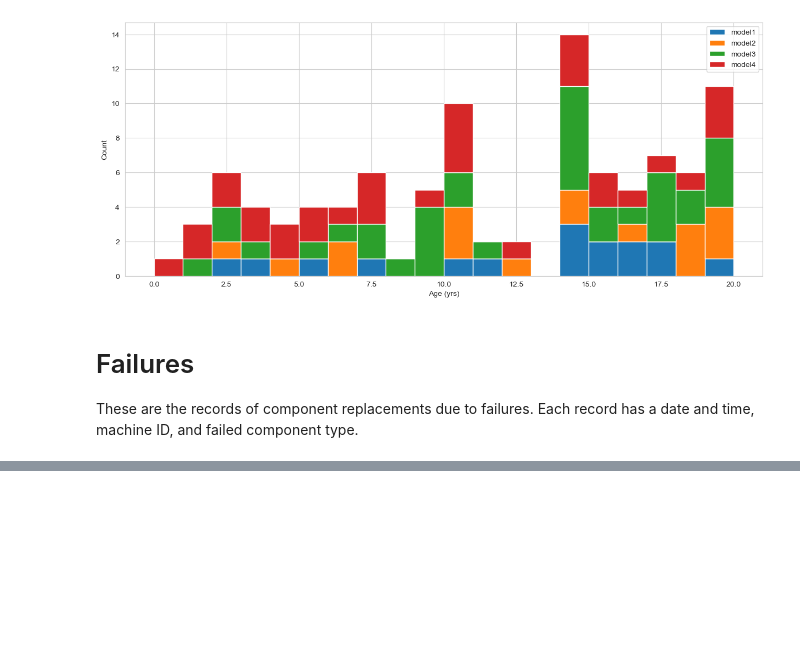
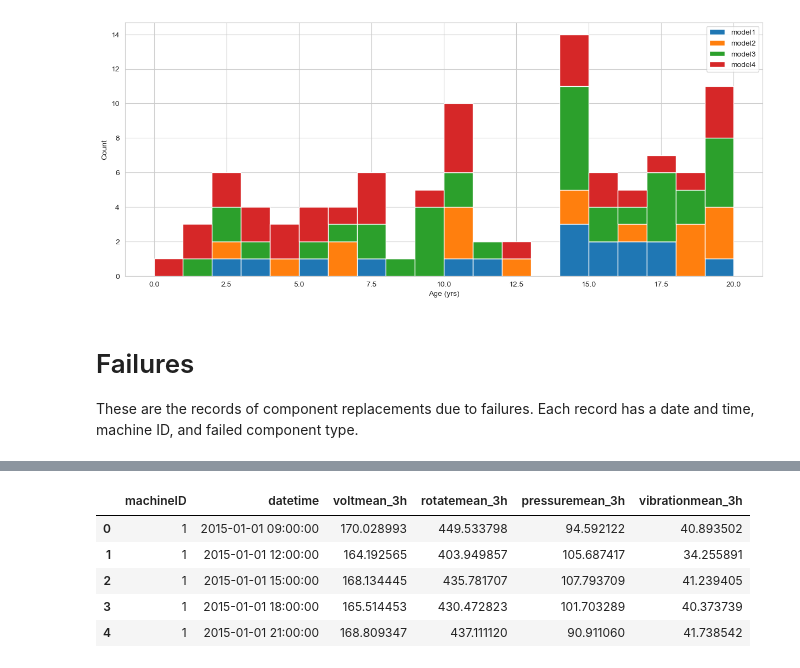
Before and after one commit to TahsinPavel/Machine-Learning-Model-for-Predictive-Maintenance-, a Jupyter notebook: Predictive Maintenance .ipynb, the cells around one changed output, grey strips where cells are left out. Saved outputs shown, nothing was run; the diff lists cells and outputs as text; code cells hidden in the pictures; blank space fills up the shorter version.

```diff
--- a/Predictive Maintenance .ipynb
+++ b/Predictive Maintenance .ipynb
@@ -173,0 +217,32 @@ failures.head()
+# %%
+# Calculate mean values for telemetry features
+temp = []
+fields = ['volt', 'rotate', 'pressure', 'vibration']
+for col in fields:
+    temp.append(pd.pivot_table(telemetry,
+                               index='datetime',
+                               columns='machineID',
+                               values=col).resample('3H', closed='left', label='right').mean().unstack())
+telemetry_mean_3h = pd.concat(temp, axis=1)
+telemetry_mean_3h.columns = [i + 'mean_3h' for i in fields]
+telemetry_mean_3h.reset_index(inplace=True)
+
+# repeat for standard deviation
+temp = []
+for col in fields:
+    temp.append(pd.pivot_table(telemetry,
+                               index='datetime',
+                               columns='machineID',
+                               values=col).resample('3H', closed='left', label='right').std().unstack())
+telemetry_sd_3h = pd.concat(temp, axis=1)
+telemetry_sd_3h.columns = [i + 'sd_3h' for i in fields]
+telemetry_sd_3h.reset_index(inplace=True)
+
+telemetry_mean_3h.head()
+# %% [output]
+|  | machineID | datetime | voltmean_3h | rotatemean_3h | pressuremean_3h | vibrationmean_3h |
+| 0 | 1 | 2015-01-01 09:00:00 | 170.028993 | 449.533798 | 94.592122 | 40.893502 |
+| 1 | 1 | 2015-01-01 12:00:00 | 164.192565 | 403.949857 | 105.687417 | 34.255891 |
+| 2 | 1 | 2015-01-01 15:00:00 | 168.134445 | 435.781707 | 107.793709 | 41.239405 |
+| 3 | 1 | 2015-01-01 18:00:00 | 165.514453 | 430.472823 | 101.703289 | 40.373739 |
+| 4 | 1 | 2015-01-01 21:00:00 | 168.809347 | 437.111120 | 90.911060 | 41.738542 |
```
Also changed, not shown: parts of 6 cells of this notebook.
